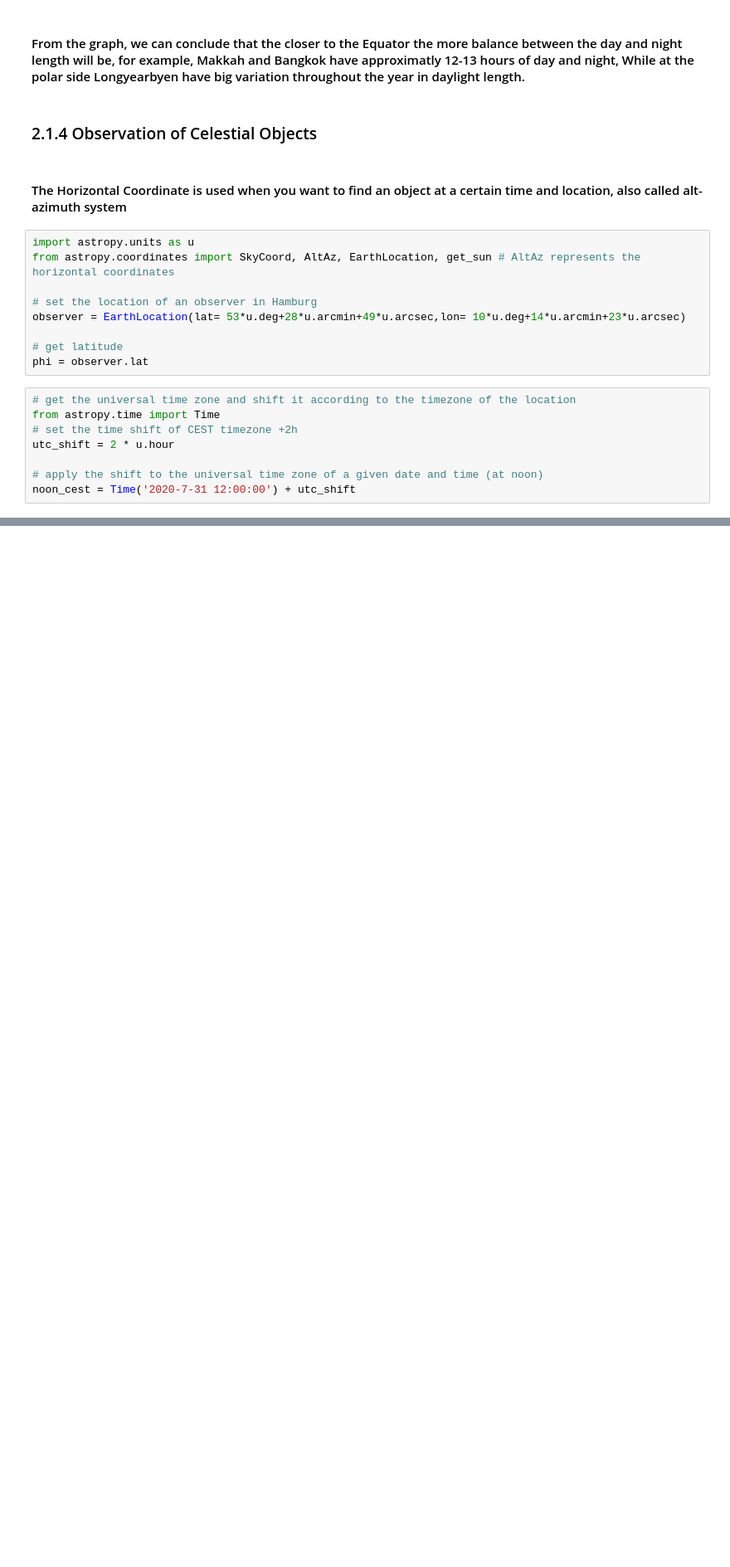
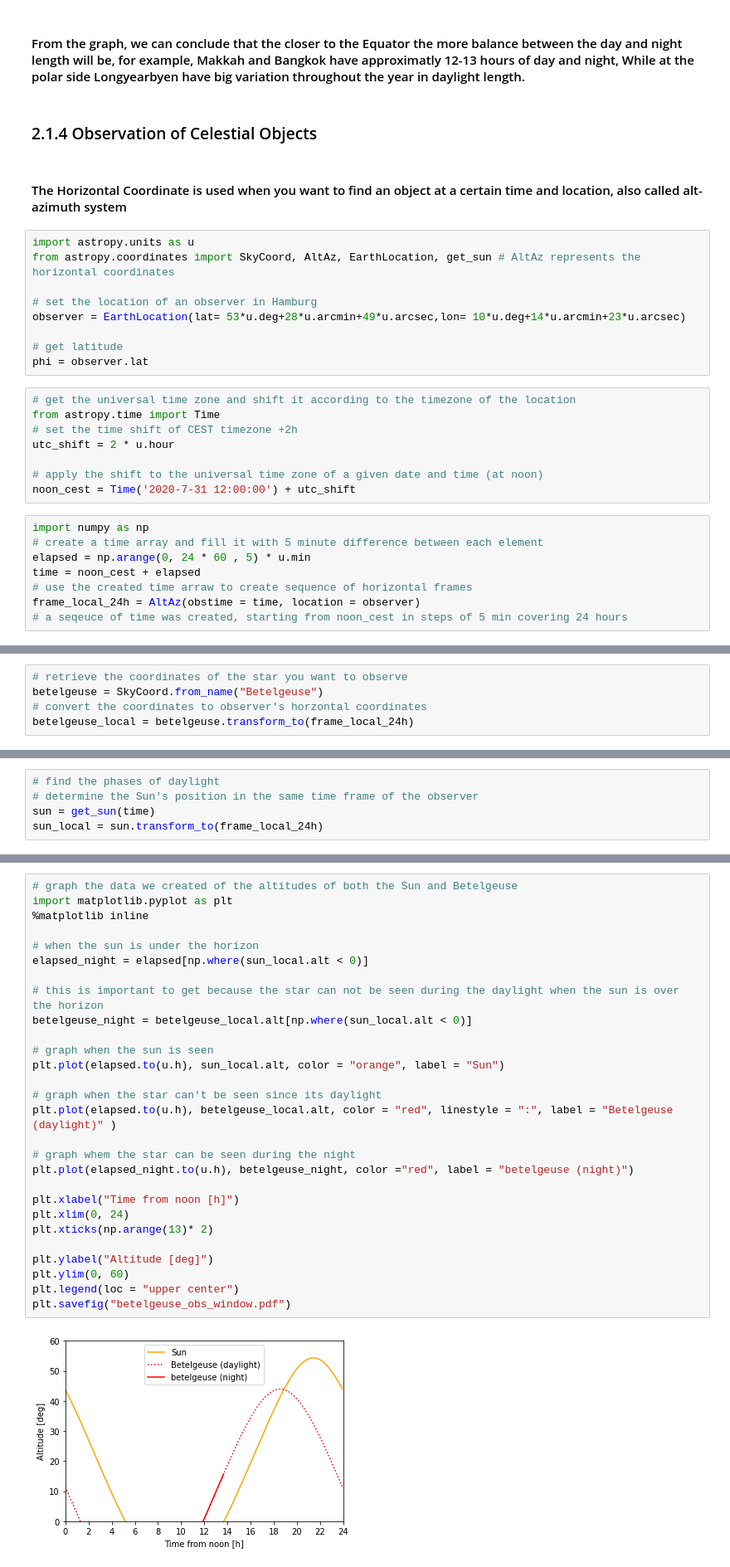
Before and after one commit to siudro/Numerical-Python-in-Astronomy-and-Astrophysics, a Jupyter notebook: chapter2_Computing_and_Displaying_Data.ipynb, the cells around one changed output, grey strips where cells are left out. Shown at 83% size. Drawn from its saved outputs; the diff is of its cells as text; blank space fills up the shorter version.

Commit message:
add ch2 notes and plots

```diff
--- a/chapter2_Computing_and_Displaying_Data.ipynb
+++ b/chapter2_Computing_and_Displaying_Data.ipynb
@@ -235,3 +235,11 @@ utc_shift = 2 * u.hour
 
 # apply the shift to the universal time zone of a given date and time (at noon)
 noon_cest = Time('2020-7-31 12:00:00') + utc_shift
+# %%
+import numpy as np
+# create a time array and fill it with 5 minute difference between each element
+elapsed = np.arange(0, 24 * 60 , 5) * u.min
+time = noon_cest + elapsed
+# use the created time arraw to create sequence of horizontal frames
+frame_local_24h = AltAz(obstime = time, location = observer)
+# a seqeuce of time was created, starting from noon_cest in steps of 5 min covering 24 hours
@@ -237,0 +262,5 @@ noon_cest = Time('2020-7-31 12:00:00') + utc_shift
+# %%
+# retrieve the coordinates of the star you want to observe
+betelgeuse = SkyCoord.from_name("Betelgeuse")
+# convert the coordinates to observer's horzontal coordinates
+betelgeuse_local = betelgeuse.transform_to(frame_local_24h)
@@ -237,0 +269,5 @@ noon_cest = Time('2020-7-31 12:00:00') + utc_shift
+# %%
+# find the phases of daylight
+# determine the Sun's position in the same time frame of the observer
+sun = get_sun(time)
+sun_local = sun.transform_to(frame_local_24h)
@@ -237,0 +276,30 @@ noon_cest = Time('2020-7-31 12:00:00') + utc_shift
+# %%
+# graph the data we created of the altitudes of both the Sun and Betelgeuse
+import matplotlib.pyplot as plt
+%matplotlib inline
+
+# when the sun is under the horizon
+elapsed_night = elapsed[np.where(sun_local.alt < 0)]
+
+# this is important to get because the star can not be seen during the daylight when the sun is over the horizon
+betelgeuse_night = betelgeuse_local.alt[np.where(sun_local.alt < 0)]
+
+# graph when the sun is seen
+plt.plot(elapsed.to(u.h), sun_local.alt, color = "orange", label = "Sun")
+
+# graph when the star can't be seen since its daylight
+plt.plot(elapsed.to(u.h), betelgeuse_local.alt, color = "red", linestyle = ":", label = "Betelgeuse (daylight)" )
+
+# graph whem the star can be seen during the night
+plt.plot(elapsed_night.to(u.h), betelgeuse_night, color ="red", label = "betelgeuse (night)")
+
+plt.xlabel("Time from noon [h]")
+plt.xlim(0, 24)
+plt.xticks(np.arange(13)* 2)
+
+plt.ylabel("Altitude [deg]")
+plt.ylim(0, 60)
+plt.legend(loc = "upper center")
+plt.savefig("betelgeuse_obs_window.pdf")
+# %% [output]
+[figure, added]
```
Also changed, not shown: parts of 7 cells of this notebook.
